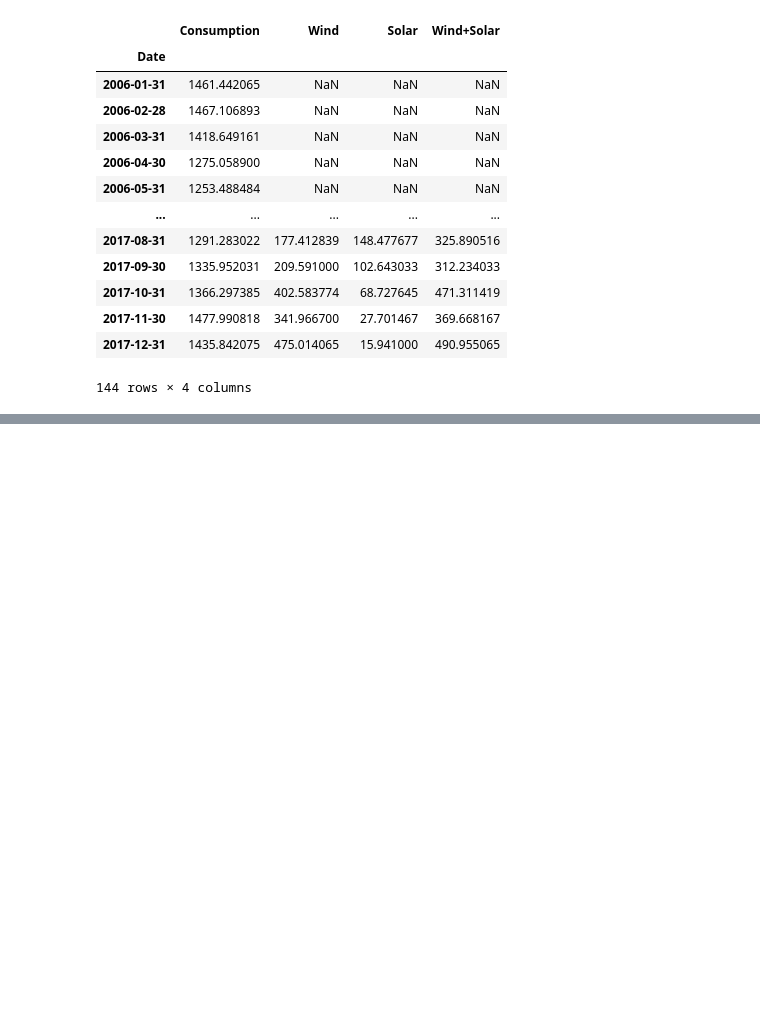
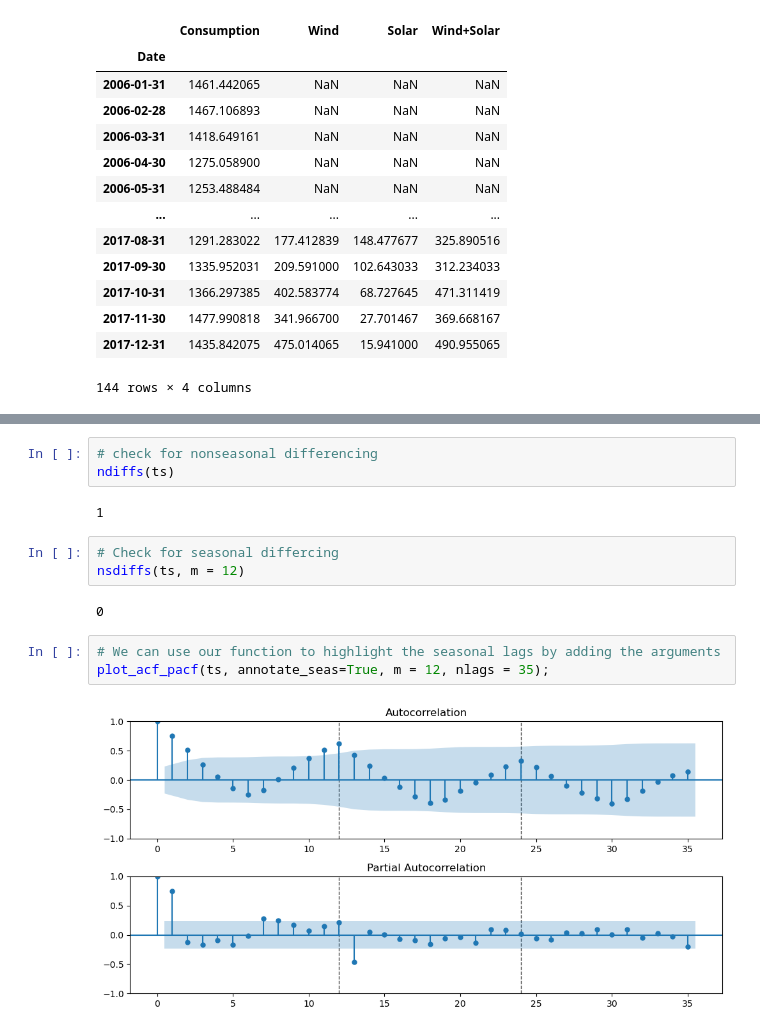
Before and after one commit to sof2401/Data-Visualization, a Jupyter notebook: Gridsearch (Practice).ipynb, the cells around one changed output, grey strips where cells are left out. Saved outputs shown, nothing was run; the diff lists cells and outputs as text; blank space fills up the shorter version.

```diff
--- a/Gridsearch (Practice).ipynb
+++ b/Gridsearch (Practice).ipynb
@@ -71,0 +212,15 @@ df.plot()
+# %%
+# check for nonseasonal differencing
+ndiffs(ts)
+# %% [output]
+1
+# %%
+# Check for seasonal differcing
+nsdiffs(ts, m = 12)
+# %% [output]
+0
+# %%
+# We can use our function to highlight the seasonal lags by adding the arguments
+plot_acf_pacf(ts, annotate_seas=True, m = 12, nlags = 35);
+# %% [output]
+[figure, added]
```
Also changed, not shown: parts of 25 cells of this notebook, 1 other file.
